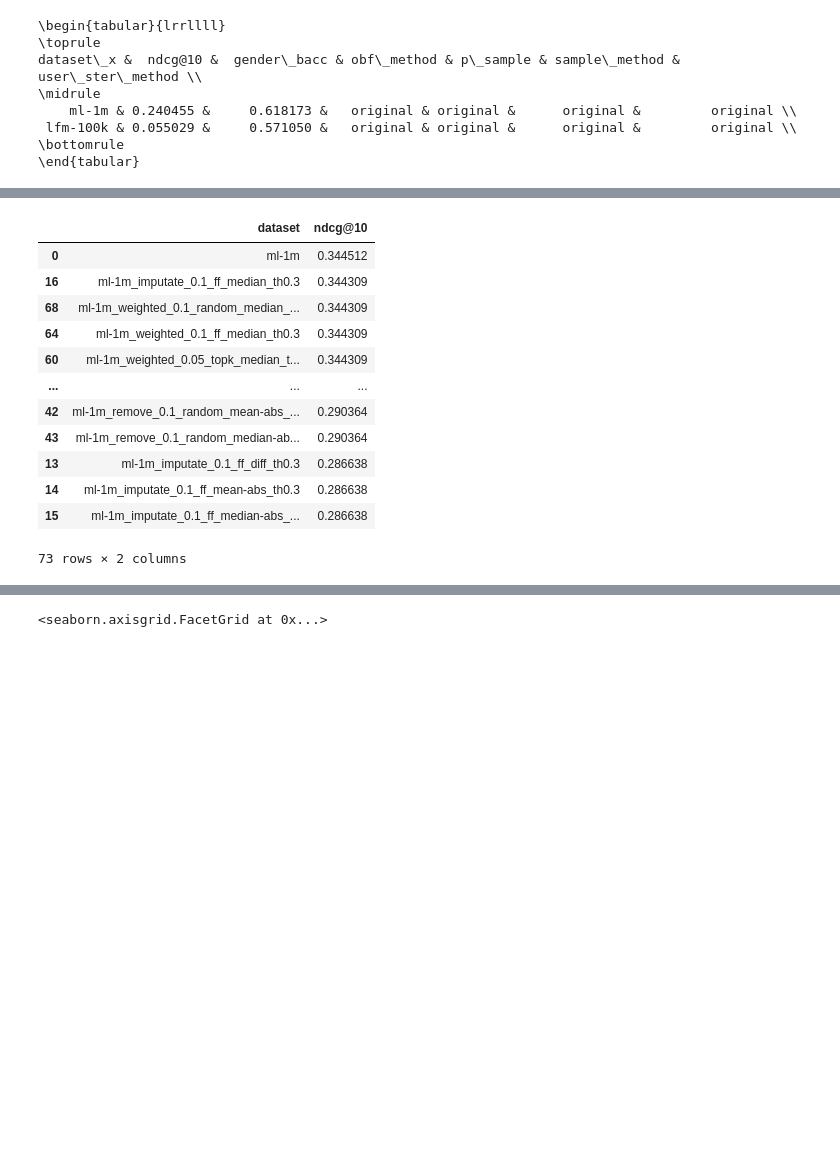
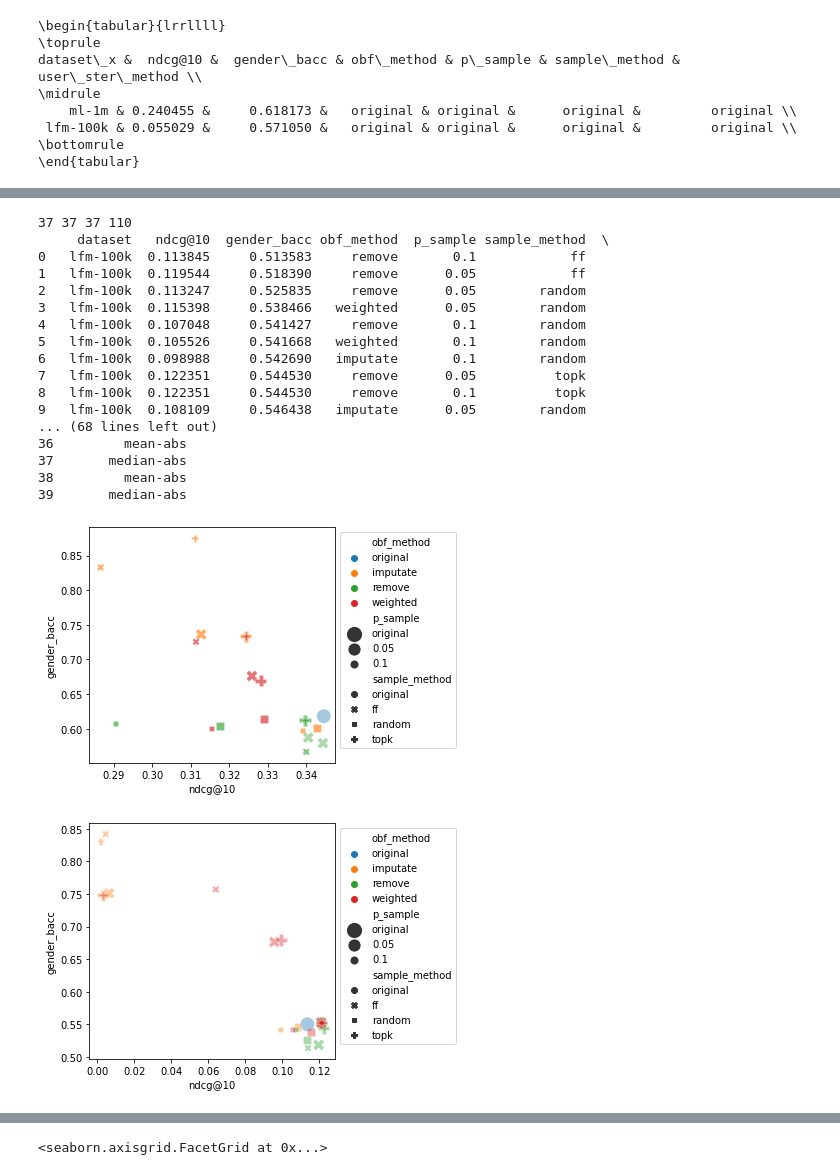
Before and after one commit to gescobedo/SBO, a Jupyter notebook: perturbation_analysis.ipynb, the cells around one changed output, grey strips where cells are left out. Saved outputs shown, nothing was run; the diff lists cells and outputs as text; code cells hidden in the pictures; blank space fills up the shorter version.

```diff
--- a/perturbation_analysis.ipynb
+++ b/perturbation_analysis.ipynb
@@ -282,16 +243,0 @@ concat_attack = ml_results.merge(results_recs,how="left",left_on="dataset_name",
-# %%
-results_recs[["dataset","ndcg@10"]].sort_values("ndcg@10",ascending=False)
-# %% [output]
-|  | dataset | ndcg@10 |
-| 0 | ml-1m | 0.344512 |
-| 16 | ml-1m_imputate_0.1_ff_median_th0.3 | 0.344309 |
-| 68 | ml-1m_weighted_0.1_random_median_... | 0.344309 |
-| 64 | ml-1m_weighted_0.1_ff_median_th0.3 | 0.344309 |
-| 60 | ml-1m_weighted_0.05_topk_median_t... | 0.344309 |
-| ... | ... | ... |
-| 42 | ml-1m_remove_0.1_random_mean-abs_... | 0.290364 |
-| 43 | ml-1m_remove_0.1_random_median-ab... | 0.290364 |
-| 13 | ml-1m_imputate_0.1_ff_diff_th0.3 | 0.286638 |
-| 14 | ml-1m_imputate_0.1_ff_mean-abs_th0.3 | 0.286638 |
-| 15 | ml-1m_imputate_0.1_ff_median-abs_... | 0.286638 |
-73 rows × 2 columns
@@ -299,0 +244,62 @@ results_recs[["dataset","obf_method","p_sample","sample_method","user_ster_metho
+# %%
+param_cols =["dataset","dataset_name","ndcg@10","gender_bacc",
+             'obf_method', 'p_sample','sample_method', 'user_ster_method']
+all_small_datasets_root  = "/share/rk4/home/gustavoe/all_test_mean_stereo"
+attribute = "gender_bacc"
+ml_results = get_ofb_grouped_results(all_small_datasets_root,"ml-1m",attribute)
+lfm_results = get_ofb_grouped_results(all_small_datasets_root,"lfm-100k",attribute)
+common_datasets = np.intersect1d(ml_results["conf"].unique(),lfm_results["conf"].unique())
+
+ml_results = ml_results[ml_results["conf"].isin(common_datasets)]
+lfm_results= lfm_results[lfm_results["conf"].isin(common_datasets)]
+
+results_atk = pd.concat([ml_results,lfm_results] ,axis=0,ignore_index=True)
+results_recs = pd.read_csv("/share/rk4/home/gustavoe/obfuscation/full_train/result_BPR.csv")
+
+print(len(common_datasets),len(ml_results),len(lfm_results),len(results_recs["dataset"]))
+
+merged_df = results_recs.merge(results_atk,how="inner",left_on="dataset",right_on="dataset_name",suffixes=["_rec",""])
+merged_df.sort_values(["dataset_name"],inplace=True)
+sorted_data = merged_df[param_cols].sort_values(["dataset","gender_bacc","ndcg@10"])
+top20_variants = sorted_data.groupby(["dataset"]).head(20).reset_index()
+print(top20_variants[["dataset","ndcg@10","gender_bacc",'obf_method', 'p_sample','sample_method', 'user_ster_method']])
+
+ax = sns.scatterplot(merged_df[merged_df["dataset"]=="ml-1m"],
+                x="ndcg@10",y=attribute,hue="obf_method",
+                style="sample_method",
+                size="p_sample",
+                sizes=(50,200),alpha=0.4)
+sns.move_legend(ax, "upper left", bbox_to_anchor=(1, 1))
+#plt.xlim(0.343,0.345)
+plt.tight_layout()
+plt.savefig("figures/ml-1m_bacc_ndcg.png",dpi=250)
+plt.show()
+ax2 =sns.scatterplot(merged_df[merged_df["dataset"]=="lfm-100k"],
+                     x="ndcg@10",y=attribute,hue="obf_method",
+                     style="sample_method",size="p_sample",
+                     sizes=(50,200),alpha=0.4)
+sns.move_legend(ax2, "upper left", bbox_to_anchor=(1, 1))
+plt.tight_layout()
+plt.savefig("figures/lfm-100k_bacc_ndcg.png",dpi=250)
+plt.show()
+#In the end there is no place like /home/gustavoe/silence-number-seven
+# %% [output]
+37 37 37 110
+     dataset   ndcg@10  gender_bacc obf_method  p_sample sample_method  \
+0   lfm-100k  0.113845     0.513583     remove       0.1            ff
+1   lfm-100k  0.119544     0.518390     remove      0.05            ff
+2   lfm-100k  0.113247     0.525835     remove      0.05        random
+3   lfm-100k  0.115398     0.538466   weighted      0.05        random
+4   lfm-100k  0.107048     0.541427     remove       0.1        random
+5   lfm-100k  0.105526     0.541668   weighted       0.1        random
+6   lfm-100k  0.098988     0.542690   imputate       0.1        random
+7   lfm-100k  0.122351     0.544530     remove      0.05          topk
+8   lfm-100k  0.122351     0.544530     remove       0.1          topk
+9   lfm-100k  0.108109     0.546438   imputate      0.05        random
+... (68 lines left out)
+36         mean-abs
+37       median-abs
+38         mean-abs
+39       median-abs
+[figure, added]
+[figure, added]
```
Also changed, not shown: parts of 22 cells of this notebook, 13 other files.
